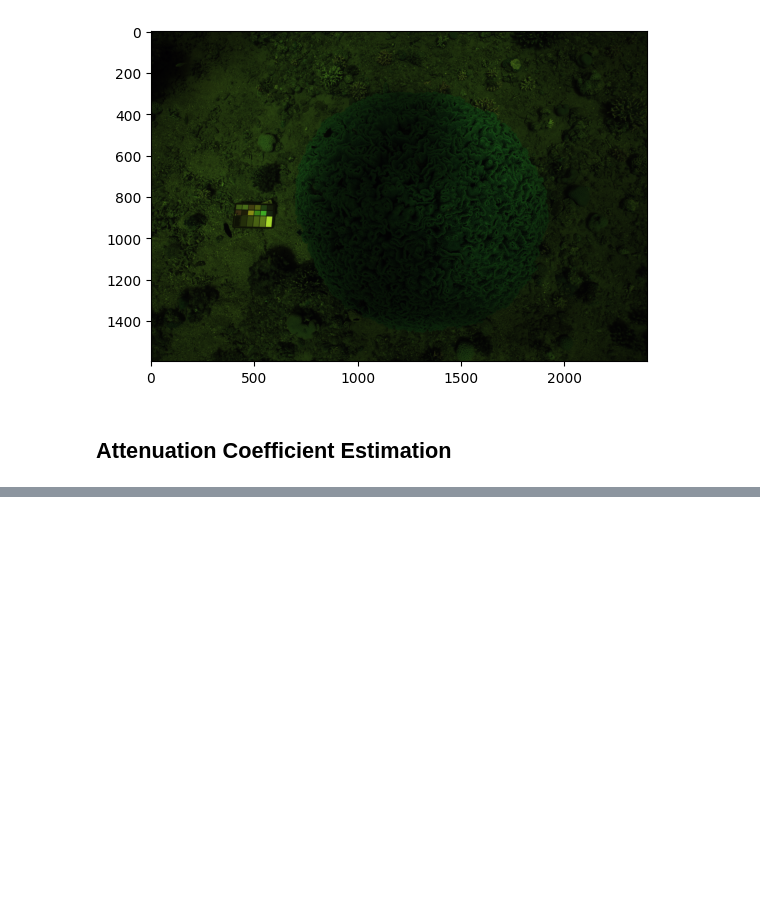
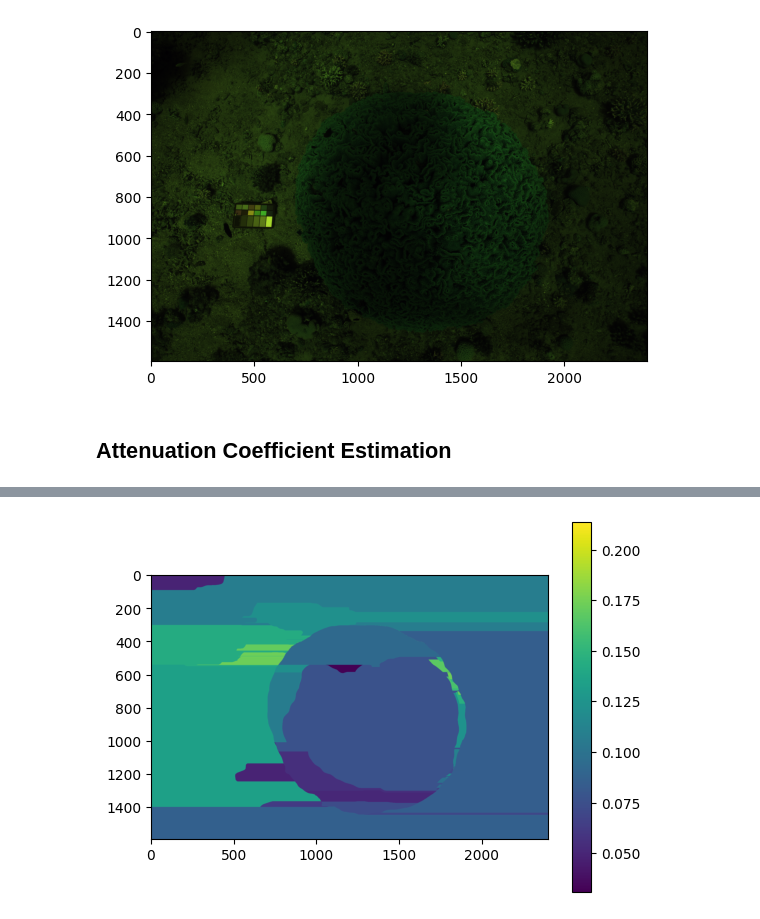
Before and after one commit to UCSD-E4E/pySeaThruDev, a Jupyter notebook: crutchfield_implementation.ipynb, the cells around one changed output, grey strips where cells are left out. Drawn from its saved outputs; the diff is of its cells as text; code cells hidden in the pictures; blank space fills up the shorter version.

```diff
--- a/crutchfield_implementation.ipynb
+++ b/crutchfield_implementation.ipynb
@@ -294,0 +348,4 @@ KeyboardInterrupt:
+# %%
+imshow(a_prime[:, :, 1])
+# %% [output]
+[figure, added]
```
Also changed, not shown: parts of 12 cells of this notebook, 2 other files.
